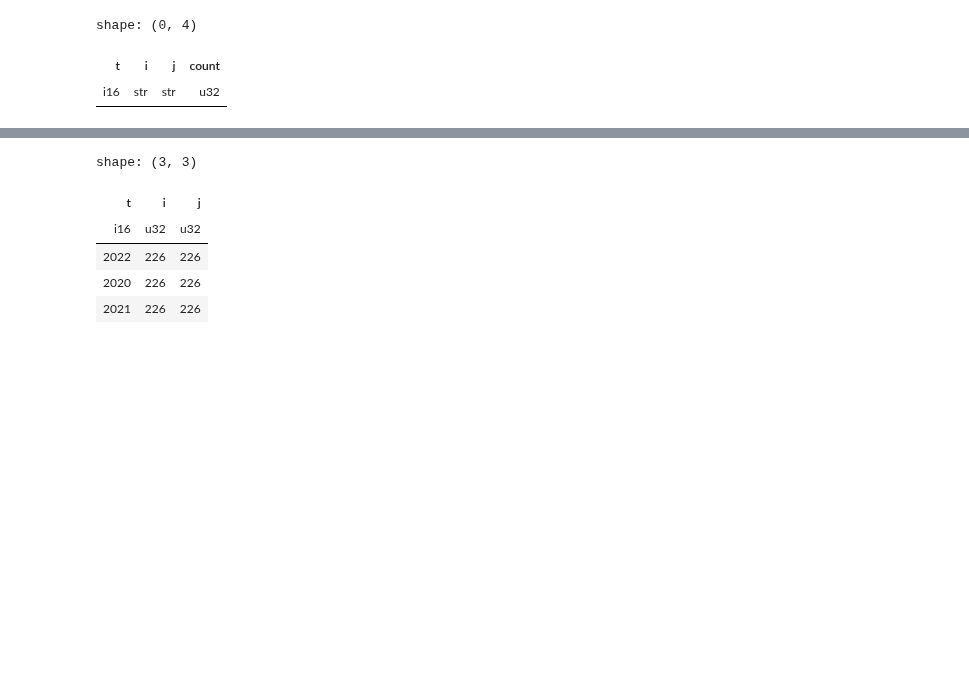
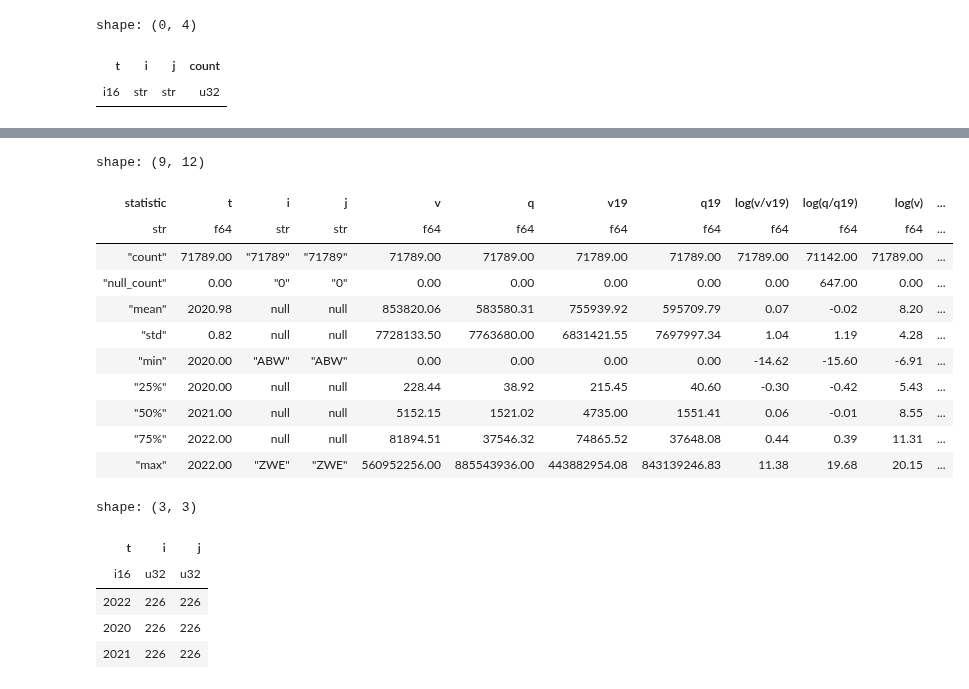
Before and after one commit to xan-d-or/thesis, a Jupyter notebook: analysis/descriptive_stats.ipynb, the cells around one changed output, grey strips where cells are left out. Drawn from its saved outputs; the diff is of its cells as text; code cells hidden in the pictures; blank space fills up the shorter version.

```diff
--- a/analysis/descriptive_stats.ipynb
+++ b/analysis/descriptive_stats.ipynb
@@ -50,3 +36,22 @@ shape: (9, 12)
+# %%
+pl.Config(float_precision=2)
+trade_df.fill_nan(None).with_columns([
+    pl.when(pl.col("log(q/q19)").is_infinite()).then(None).otherwise(pl.col("log(q/q19)")).alias("log(q/q19)"),
+    pl.when(pl.col("log(q)").is_infinite()).then(None).otherwise(pl.col("log(q)")).alias("log(q)")
+]).describe()
+# %% [output]
+shape: (9, 12)
+| statistic | t | i | j | v | q | v19 | q19 | log(v/v19) | log(q/q19) | log(v) | ... |
+| str | f64 | str | str | f64 | f64 | f64 | f64 | f64 | f64 | f64 | ... |
+| "count" | 71789.00 | "71789" | "71789" | 71789.00 | 71789.00 | 71789.00 | 71789.00 | 71789.00 | 71142.00 | 71789.00 | ... |
+| "null_count" | 0.00 | "0" | "0" | 0.00 | 0.00 | 0.00 | 0.00 | 0.00 | 647.00 | 0.00 | ... |
+| "mean" | 2020.98 | null | null | 853820.06 | 583580.31 | 755939.92 | 595709.79 | 0.07 | -0.02 | 8.20 | ... |
+| "std" | 0.82 | null | null | 7728133.50 | 7763680.00 | 6831421.55 | 7697997.34 | 1.04 | 1.19 | 4.28 | ... |
+| "min" | 2020.00 | "ABW" | "ABW" | 0.00 | 0.00 | 0.00 | 0.00 | -14.62 | -15.60 | -6.91 | ... |
+| "25%" | 2020.00 | null | null | 228.44 | 38.92 | 215.45 | 40.60 | -0.30 | -0.42 | 5.43 | ... |
+| "50%" | 2021.00 | null | null | 5152.15 | 1521.02 | 4735.00 | 1551.41 | 0.06 | -0.01 | 8.55 | ... |
+| "75%" | 2022.00 | null | null | 81894.51 | 37546.32 | 74865.52 | 37648.08 | 0.44 | 0.39 | 11.31 | ... |
+| "max" | 2022.00 | "ZWE" | "ZWE" | 560952256.00 | 885543936.00 | 443882954.08 | 843139246.83 | 11.38 | 19.68 | 20.15 | ... |
 # %%
 trade_df.sql('''select t, count(distinct i), count(distinct j) from self group by t;''')
 # %% [output]
```
Also changed, not shown: parts of 5 cells of this notebook, 1 other file.
